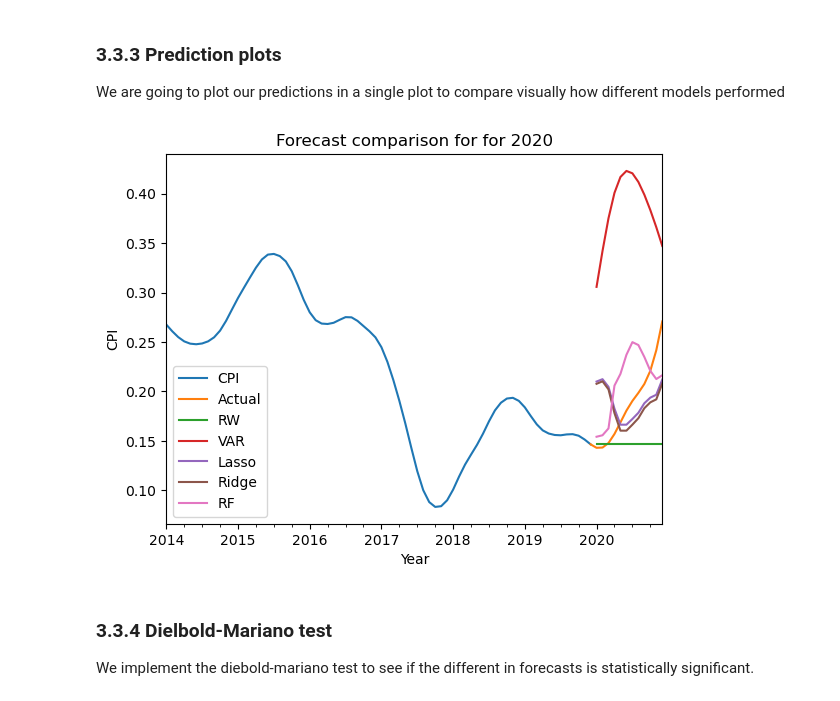
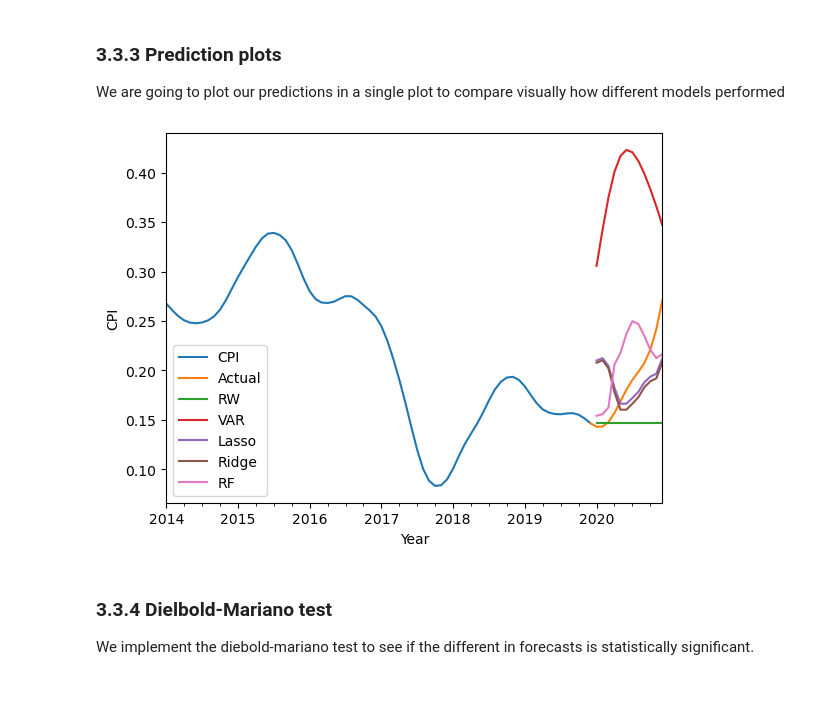
Before and after one commit to estcab00/inflation-prediction, a Jupyter notebook: code/headline_inflation/2019 - new variables/3_Regression_H20_Robustness.ipynb, the cells around one changed output. Cells and saved outputs as stored; diff of their text form; code cells hidden in the pictures.

```diff
--- a/code/headline_inflation/2019 - new variables/3_Regression_H20_Robustness.ipynb
+++ b/code/headline_inflation/2019 - new variables/3_Regression_H20_Robustness.ipynb
@@ -694,21 +688,21 @@ We are going to plot our predictions in a single plot to compare visually how di
 # %%
 y_train['2014':].plot(label=None)
 df['CPI']['2019-12-01':].plot(label='Actual')
 results_rw['Predicted'].plot(label='RW')
 results_var['Predicted'].plot(label='VAR')
 results_lasso['Predicted'].plot(label='Lasso')
 results_ridge['Predicted'].plot(label='Ridge')
 results_rf['Predicted'].plot(label='RF')
 
 plt.legend()
 
-plt.title('Forecast comparison for for 2020')
+#plt.title('Forecast comparison for for 2020')
 plt.xlabel('Year')
 plt.ylabel('CPI')
 
 plt.savefig('../../../output/3_Regression/h19_test/model_comparison_h20.png', bbox_inches='tight', dpi=300)
 # %% [output]
-[figure, old version]
+[figure, new version]
 # %% [markdown]
 ### 3.3.4 Dielbold-Mariano test
 We implement the diebold-mariano test to see if the different in forecasts is statistically significant.
```
Also changed, not shown: parts of 3 cells of this notebook, 34 other files.
